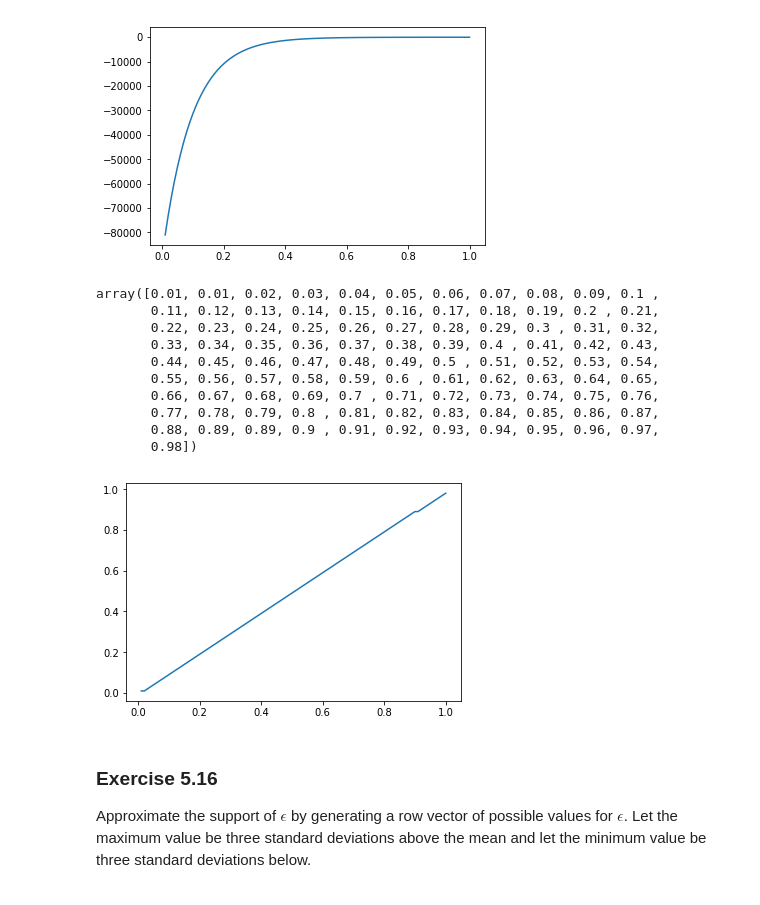
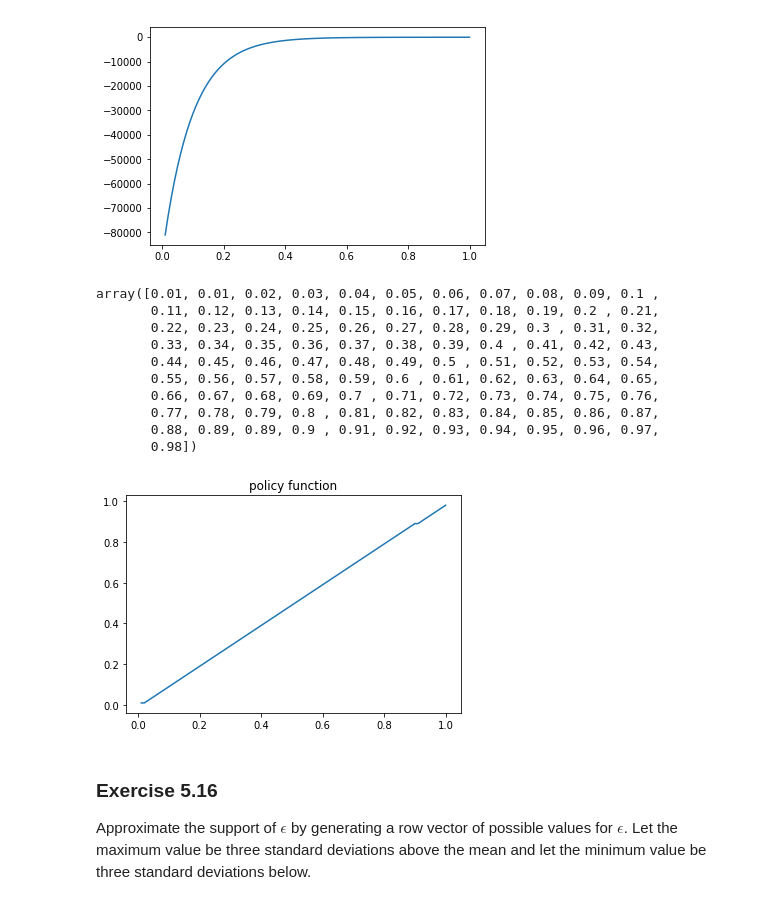
Before and after one commit to ericroh/persp-model-econ_W19, a Jupyter notebook: ProblemSets/PS3/HW3_part2_typocorrected.ipynb, the cells around one changed output. Drawn from its saved outputs; the diff is of its cells as text; code cells hidden in the pictures.

```diff
--- a/ProblemSets/PS3/HW3_part2_typocorrected.ipynb
+++ b/ProblemSets/PS3/HW3_part2_typocorrected.ipynb
@@ -275,19 +308,20 @@ plt.plot(w_vec,v_new)
 [figure]
 # %%
 plt.plot(w_vec,w_vec[ind])
+plt.title("policy function")
 w_vec[ind]
 # %% [output]
 array([0.01, 0.01, 0.02, 0.03, 0.04, 0.05, 0.06, 0.07, 0.08, 0.09, 0.1 ,
        0.11, 0.12, 0.13, 0.14, 0.15, 0.16, 0.17, 0.18, 0.19, 0.2 , 0.21,
        0.22, 0.23, 0.24, 0.25, 0.26, 0.27, 0.28, 0.29, 0.3 , 0.31, 0.32,
        0.33, 0.34, 0.35, 0.36, 0.37, 0.38, 0.39, 0.4 , 0.41, 0.42, 0.43,
        0.44, 0.45, 0.46, 0.47, 0.48, 0.49, 0.5 , 0.51, 0.52, 0.53, 0.54,
        0.55, 0.56, 0.57, 0.58, 0.59, 0.6 , 0.61, 0.62, 0.63, 0.64, 0.65,
        0.66, 0.67, 0.68, 0.69, 0.7 , 0.71, 0.72, 0.73, 0.74, 0.75, 0.76,
        0.77, 0.78, 0.79, 0.8 , 0.81, 0.82, 0.83, 0.84, 0.85, 0.86, 0.87,
        0.88, 0.89, 0.89, 0.9 , 0.91, 0.92, 0.93, 0.94, 0.95, 0.96, 0.97,
        0.98])
-[figure, old version]
+[figure, new version]
 # %% [markdown]
 ### Exercise 5.16
 Approximate the support of $\epsilon$ by generating a row vector of possible values for $\epsilon$. Let the maximum value be three standard deviations above the mean and let the minimum value be three standard deviations below.
```
Also changed, not shown: parts of 11 cells of this notebook, 5 other files.
